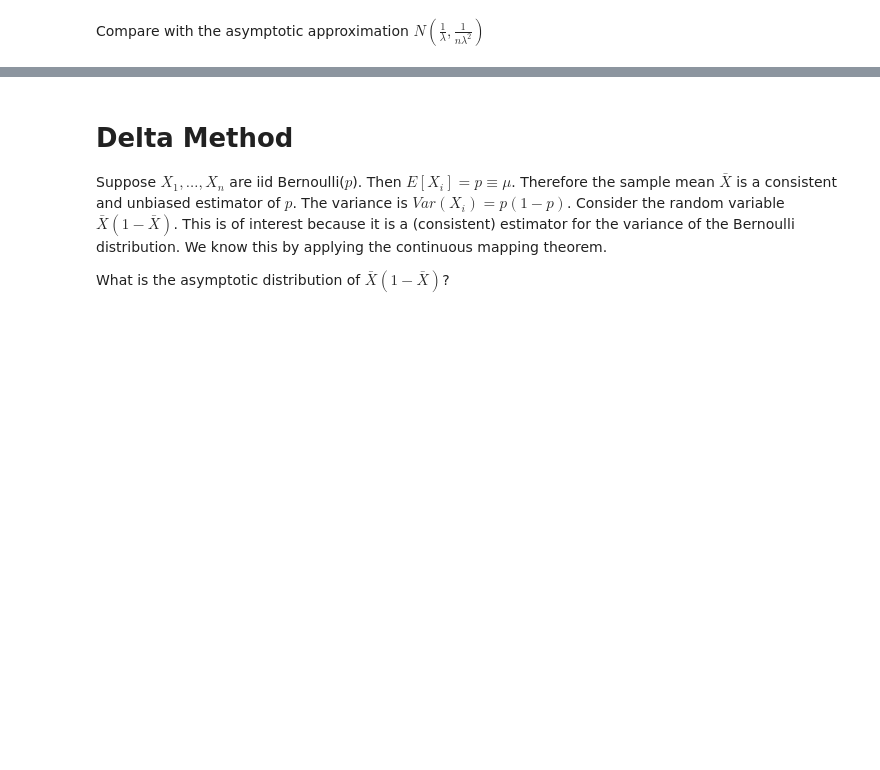
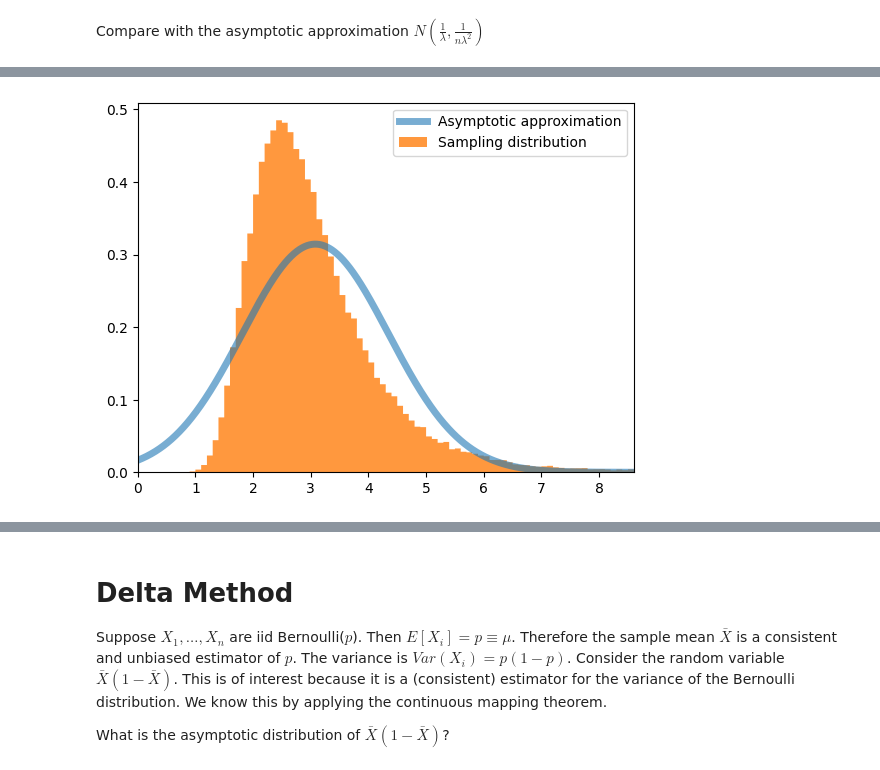
Before and after one commit to khaichiong/meco7312, a Jupyter notebook: L6_Asymptotics.ipynb, the cells around one changed output, grey strips where cells are left out. Saved outputs shown, nothing was run; the diff lists cells and outputs as text; code cells hidden in the pictures; blank space fills up the shorter version.

```diff
--- a/L6_Asymptotics.ipynb
+++ b/L6_Asymptotics.ipynb
@@ -140,0 +170,20 @@ plt.show()
+# %%
+n = 50 #sample size
+s = 100000 #number of experiments
+tau = 1.5 #standard deviation of log(X)
+x = np.random.lognormal(0,tau,(n,s))
+sample_means = np.mean(x,axis=0)
+
+mu = np.exp(tau**2/2)
+sigma = np.sqrt((np.exp(tau**2)-1)*np.exp(tau**2))
+
+#Compare with the asymptotic approximation
+z = np.linspace(0,np.quantile(sample_means,0.995),1000)
+bins = np.arange(0,max(sample_means)+0.1,0.1)
+plt.plot(z,norm.pdf(z,mu,sigma/np.sqrt(n)),lw=5,alpha=0.6,label='Asymptotic approximation')
+plt.hist(sample_means,bins=bins,density=True,histtype='stepfilled',alpha=0.8,label='Sampling distribution')
+plt.xlim(0,max(z))
+plt.legend(loc='upper right')
+plt.show()
+# %% [output]
+[figure, added]
```
Also changed, not shown: parts of 7 cells of this notebook.
